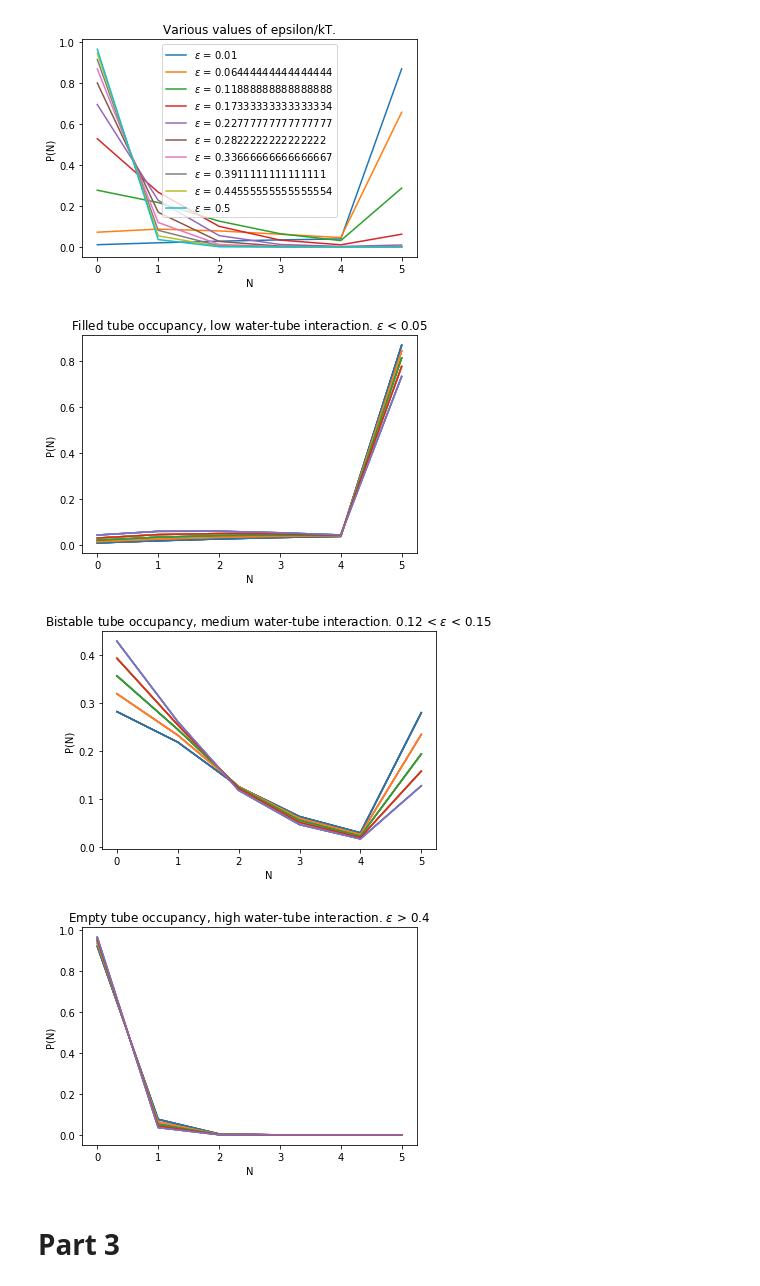
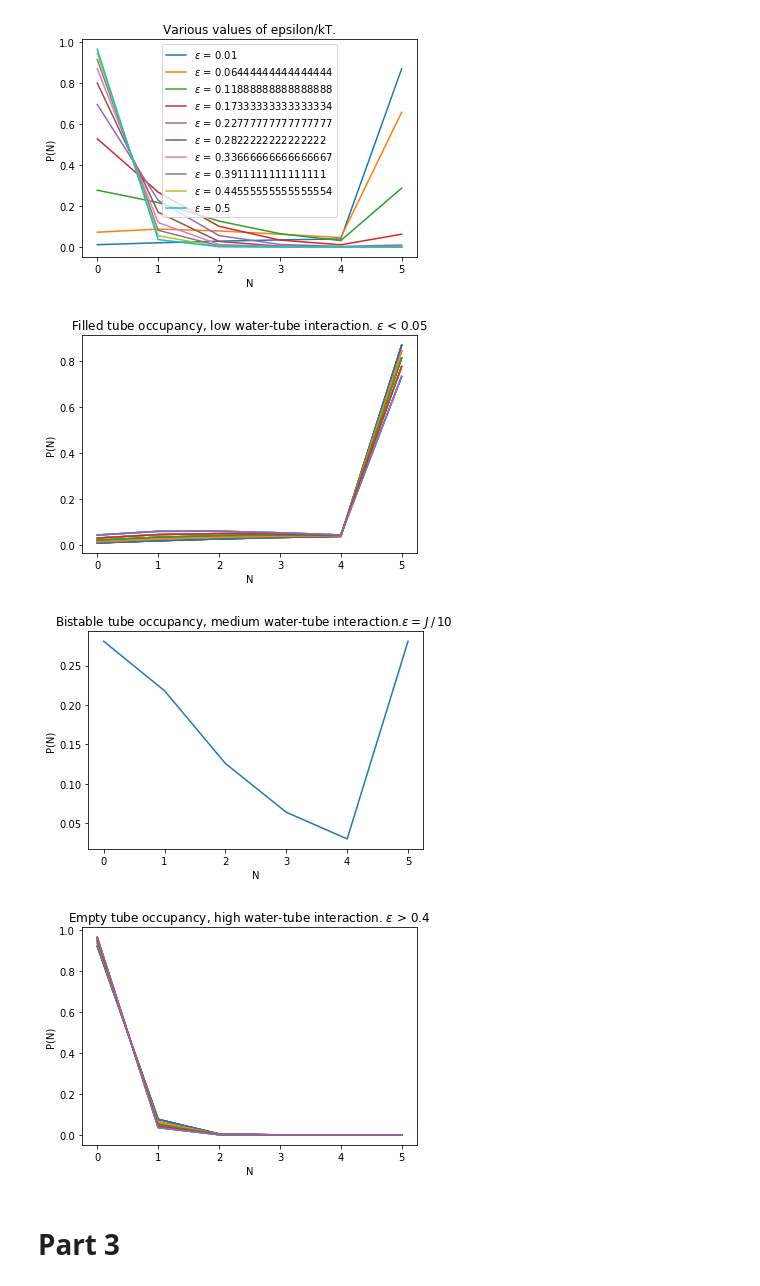
Before and after one commit to martagonzalvo/che164, a Jupyter notebook: 164Project.ipynb, the cells around one changed output. Cells and saved outputs as stored; diff of their text form; code cells hidden in the pictures.

```diff
--- a/164Project.ipynb
+++ b/164Project.ipynb
@@ -304,39 +302,38 @@ plt.ylabel('P(N)');
 # %%
 #Defining epsilon values
 eps_filled = np.linspace(0.01,0.05, 5)
-eps_bistable = np.linspace(0.12,0.15, 5)
 eps_empty = np.linspace(0.4,0.5, 5)
 
 #Filled
 for eps in eps_filled:
     plt.plot(macrostates, all_probs(eps_filled, J_rt));
 
 plt.title('Filled tube occupancy, low water-tube interaction. $\epsilon$ < 0.05')
 plt.xlabel('N');
 plt.ylabel('P(N)');
 plt.show()
 
 #Bistable
-for eps in eps_bistable:
-    plt.plot(macrostates, all_probs(eps_bistable, J_rt));
-
-plt.title('Bistable tube occupancy, medium water-tube interaction. 0.12 < $\epsilon$ < 0.15 ')
+#for eps in eps_bistable:
+    #plt.plot(macrostates, all_probs(eps_bistable, J_rt));
+plt.plot(macrostates, all_probs(J_rt/10, J_rt))
+plt.title('Bistable tube occupancy, medium water-tube interaction.$\epsilon = \, J \, / \, 10$  ')
 plt.xlabel('N');
 plt.ylabel('P(N)');
 plt.show()
 
 
 
 #Empty
 for eps in eps_empty:
     plt.plot(macrostates, all_probs(eps_empty, J_rt));
 
 plt.title('Empty tube occupancy, high water-tube interaction. $\epsilon$ > 0.4')
 plt.xlabel('N');
 plt.ylabel('P(N)');
 # %% [output]
 [figure]
-[figure, old version]
+[figure, new version]
 [figure]
 # %% [markdown]
 # Part 3
```
Also changed, not shown: parts of 23 cells of this notebook.
